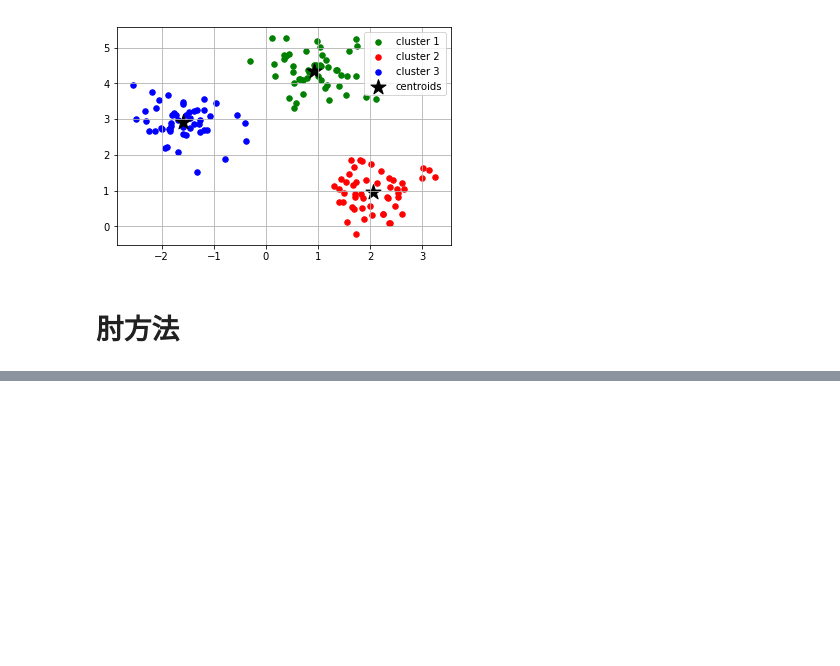
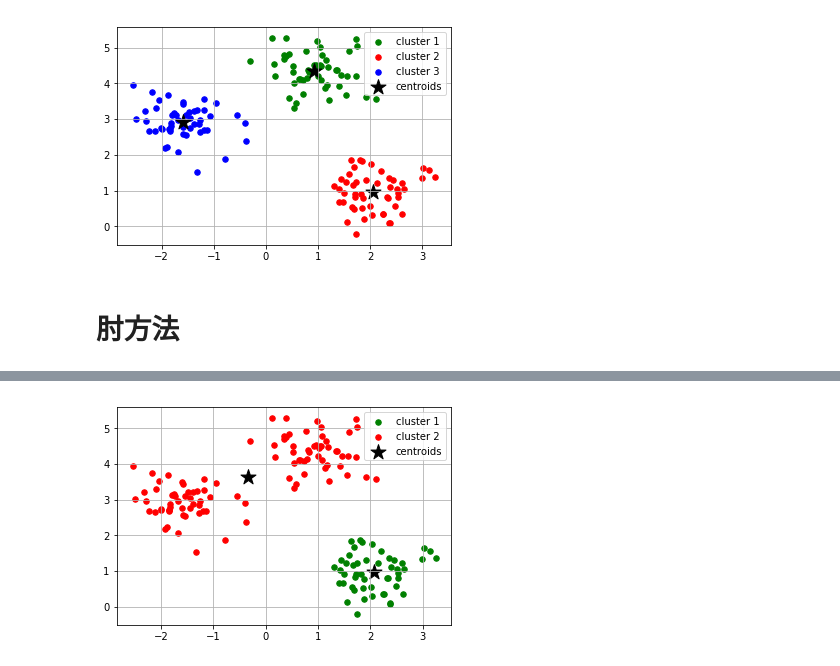
Before and after one commit to fnfly2005/pubilc_work, a Jupyter notebook: learnsklearn/聚类算法.ipynb, the cells around one changed output, grey strips where cells are left out. Saved outputs shown, nothing was run; the diff lists cells and outputs as text; code cells hidden in the pictures; blank space fills up the shorter version.

```diff
--- a/learnsklearn/聚类算法.ipynb
+++ b/learnsklearn/聚类算法.ipynb
@@ -44,0 +72,11 @@ Distortion: 27.77
+# %%
+km = KMeans(n_clusters=2,init='k-means++',n_init=10,max_iter=300,tol=1e-04,random_state=0)
+y_km = km.fit_predict(X)
+plt.scatter(X[y_km==0,0],X[y_km==0,1],s=30,c='green',marker='o',label='cluster 1')
+plt.scatter(X[y_km==1,0],X[y_km==1,1],s=30,c='red',marker='o',label='cluster 2')
+plt.scatter(km.cluster_centers_[:,0],km.cluster_centers_[:,1],s=250,c='black',marker='*',label='centroids')
+plt.legend()
+plt.grid()
+plt.show()
+# %% [output]
+[figure, added]
```
Also changed, not shown: parts of 5 cells of this notebook.
